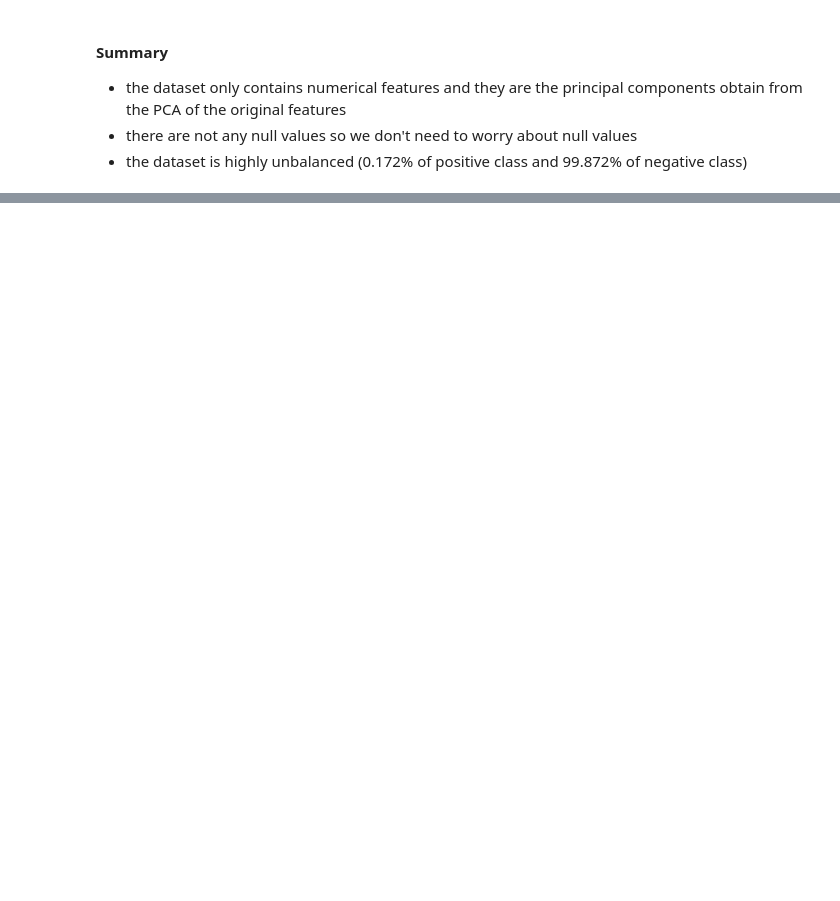
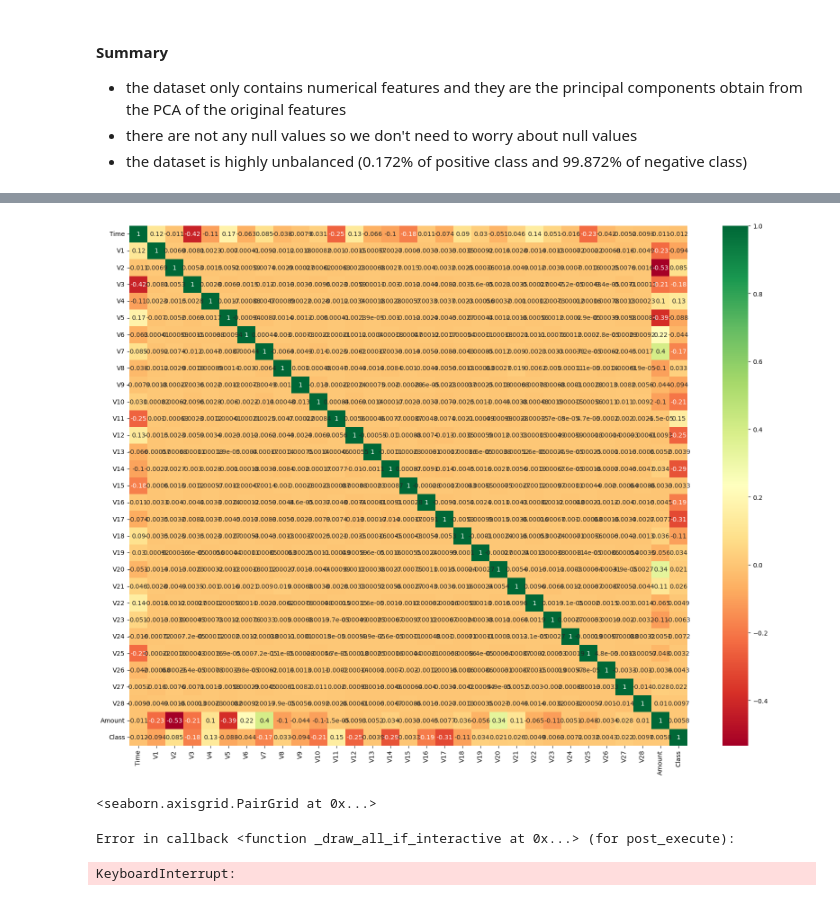
Before and after one commit to yvankondjo/Credit-Card-Fraud-Detection, a Jupyter notebook: Credit-Card.ipynb, the cells around one changed output, grey strips where cells are left out. Saved outputs shown, nothing was run; the diff lists cells and outputs as text; code cells hidden in the pictures; blank space fills up the shorter version.

```diff
--- a/Credit-Card.ipynb
+++ b/Credit-Card.ipynb
@@ -106,0 +185,3 @@ memory usage: 67.4 MB
+# %%
+cor = df.corr()
+cor
@@ -107,3 +206,16 @@ memory usage: 67.4 MB
+# %%
+#plot heat map
+plt.figure(figsize=(20,15))
+sns.heatmap(cor,annot=True,cmap="RdYlGn")
+plt.show()
+# %% [output]
+[figure, added]
+# %%
+sns.pairplot(df)
+# %% [output]
+<seaborn.axisgrid.PairGrid at 0x...>
+Error in callback <function _draw_all_if_interactive at 0x...> (for post_execute):
+KeyboardInterrupt:
 # %%
 plt.figure(figsize=(30,30))
 sns.pairplot(data=df,hue='Class')
```
Also changed, not shown: parts of 29 cells of this notebook.
